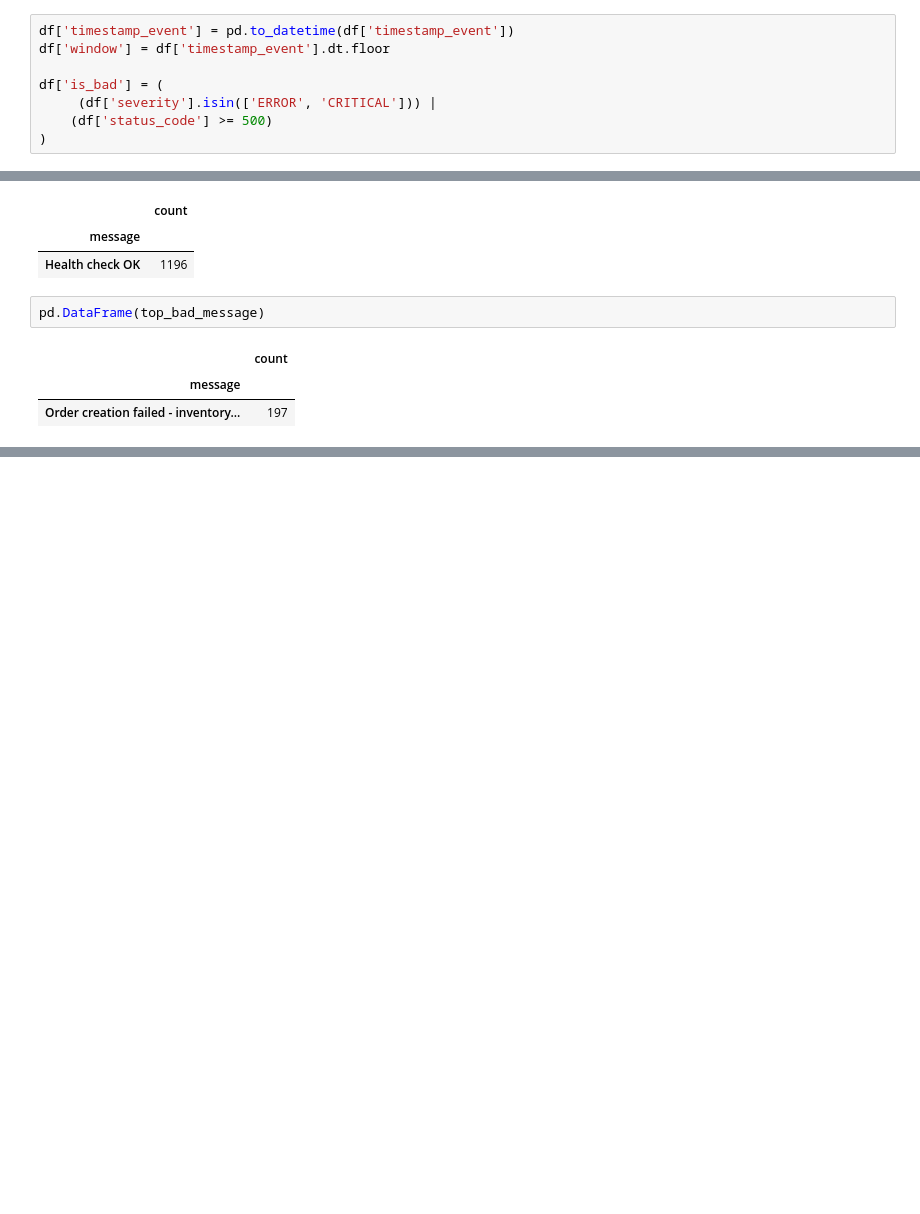
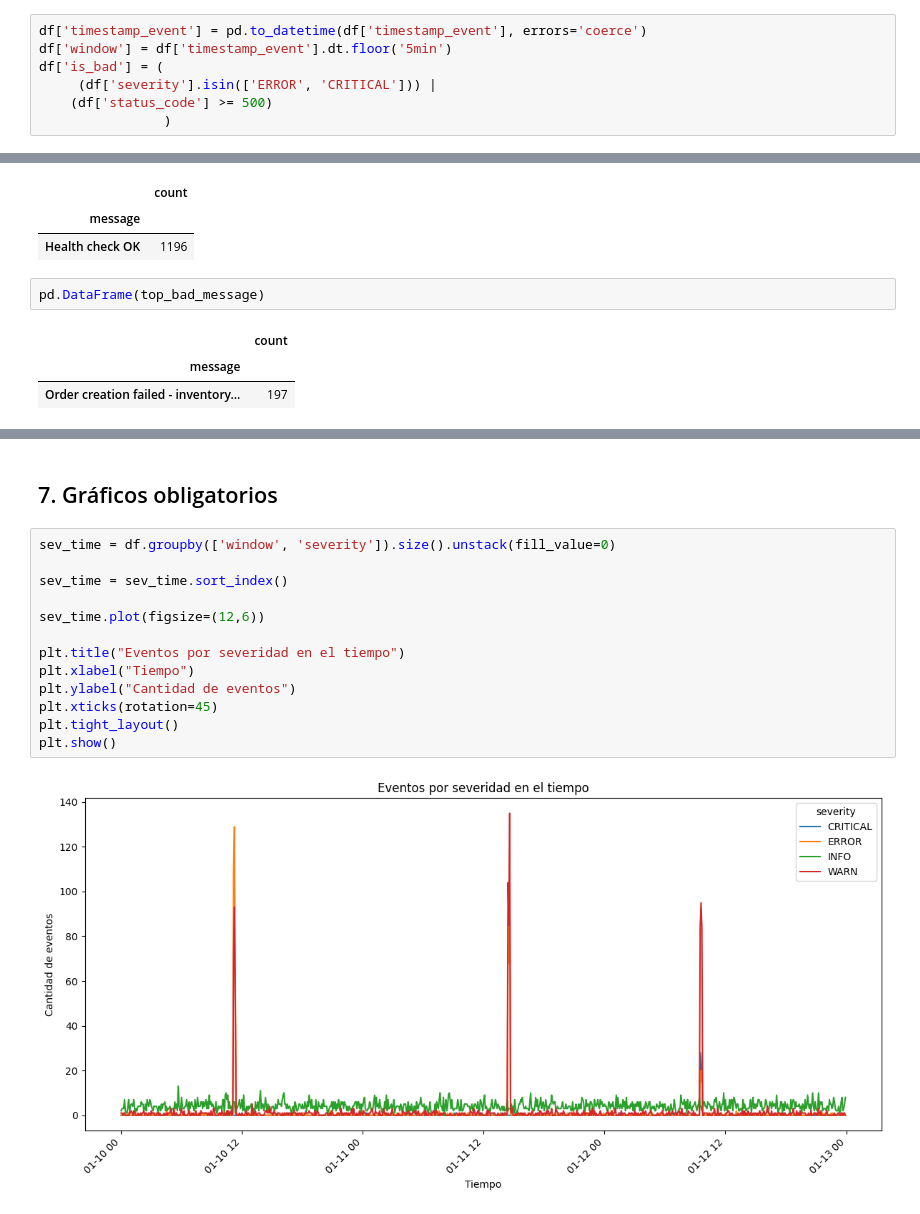
Before and after one commit to Yiovan/Interpretacion_de_Logs, a Jupyter notebook: registros.ipynb, the cells around one changed output, grey strips where cells are left out. Drawn from its saved outputs; the diff is of its cells as text; blank space fills up the shorter version.

```diff
--- a/registros.ipynb
+++ b/registros.ipynb
@@ -27,10 +27,9 @@ Data columns (total 15 columns):
 dtypes: int64(2), str(13)
 memory usage: 679.2 KB
 # %%
-df['timestamp_event'] = pd.to_datetime(df['timestamp_event'])
-df['window'] = df['timestamp_event'].dt.floor
-
+df['timestamp_event'] = pd.to_datetime(df['timestamp_event'], errors='coerce')
+df['window'] = df['timestamp_event'].dt.floor('5min')
 df['is_bad'] = (
      (df['severity'].isin(['ERROR', 'CRITICAL'])) |
     (df['status_code'] >= 500)
-)
+                )
@@ -79,0 +179,17 @@ pd.DataFrame(top_bad_message)
+# %% [markdown]
+## 7. Gráficos obligatorios
+# %%
+sev_time = df.groupby(['window', 'severity']).size().unstack(fill_value=0)
+
+sev_time = sev_time.sort_index()
+
+sev_time.plot(figsize=(12,6))
+
+plt.title("Eventos por severidad en el tiempo")
+plt.xlabel("Tiempo")
+plt.ylabel("Cantidad de eventos")
+plt.xticks(rotation=45)
+plt.tight_layout()
+plt.show()
+# %% [output]
+[figure, added]
```
Also changed, not shown: parts of 21 cells of this notebook.
